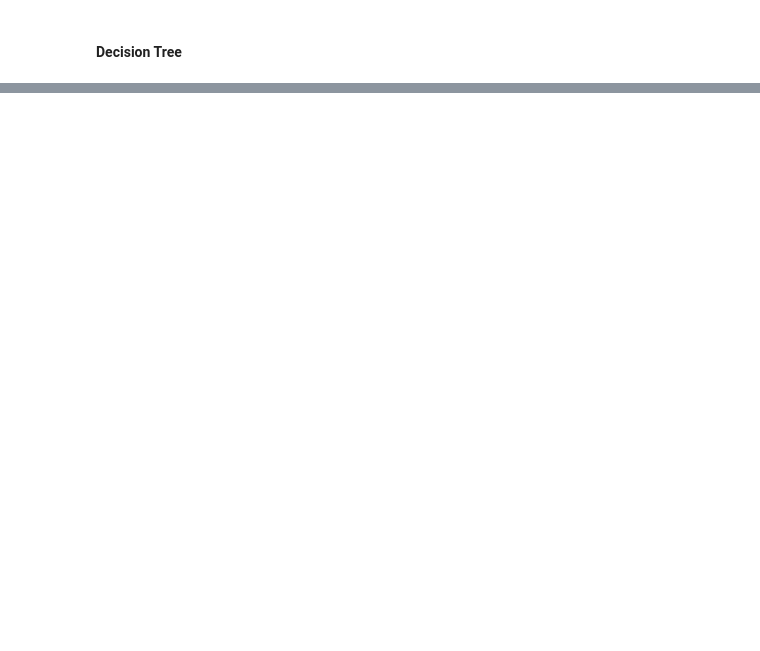
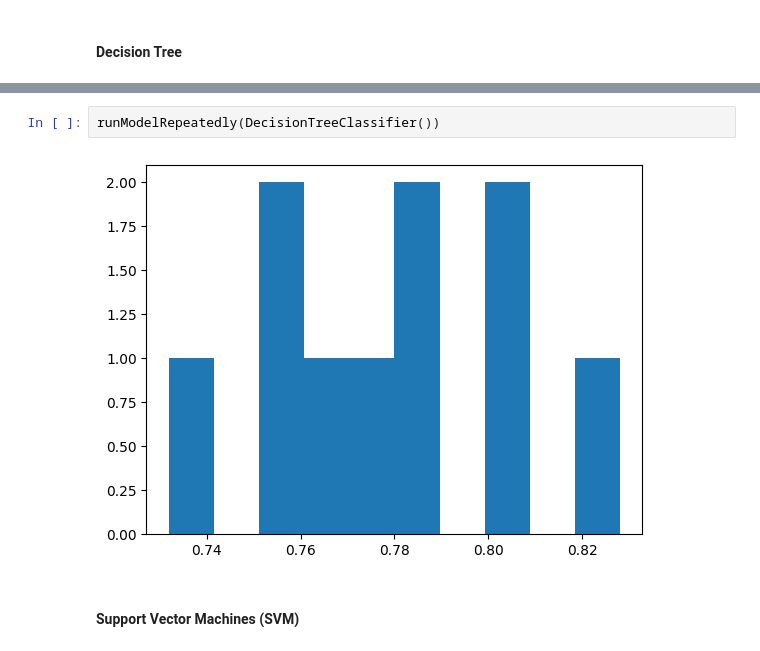
Before and after one commit to th0rz05/feup-ia-heart-disease, a Jupyter notebook: proj/Project.ipynb, the cells around one changed output, grey strips where cells are left out. Cells and saved outputs as stored; diff of their text form; blank space fills up the shorter version.

```diff
--- a/proj/Project.ipynb
+++ b/proj/Project.ipynb
@@ -276,0 +389,6 @@ It seems like kidney disease make people more likely to have a heart disease
+# %%
+runModelRepeatedly(DecisionTreeClassifier())
+# %% [output]
+[figure, added]
+# %% [markdown]
+#### Support Vector Machines (SVM)
```
Also changed, not shown: parts of 53 cells of this notebook.
